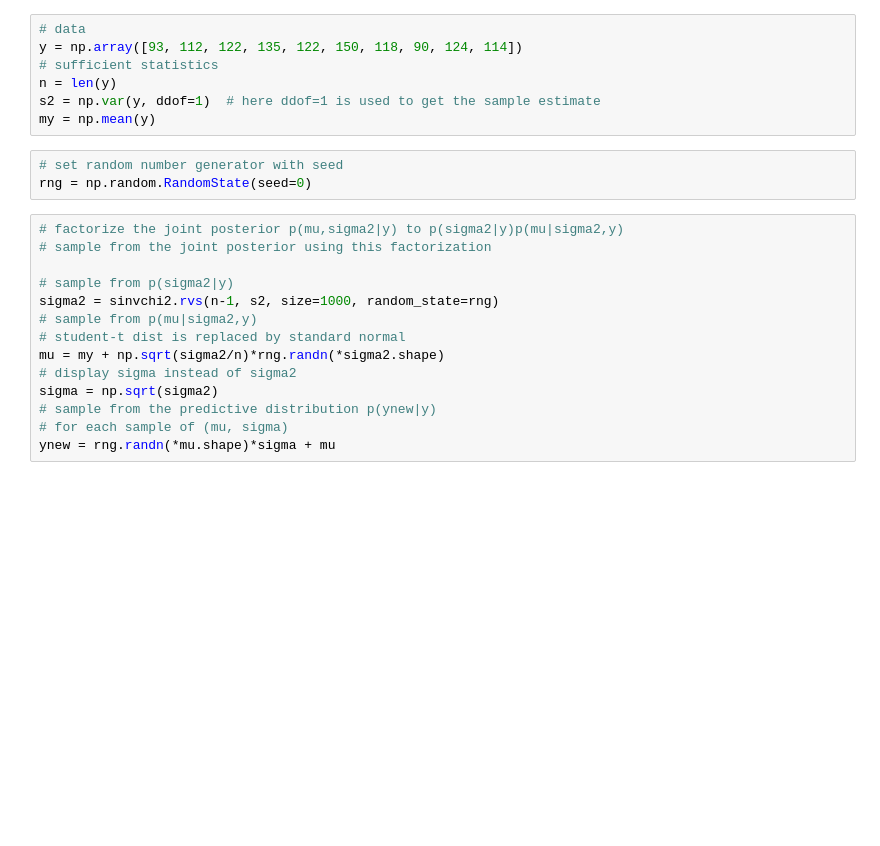
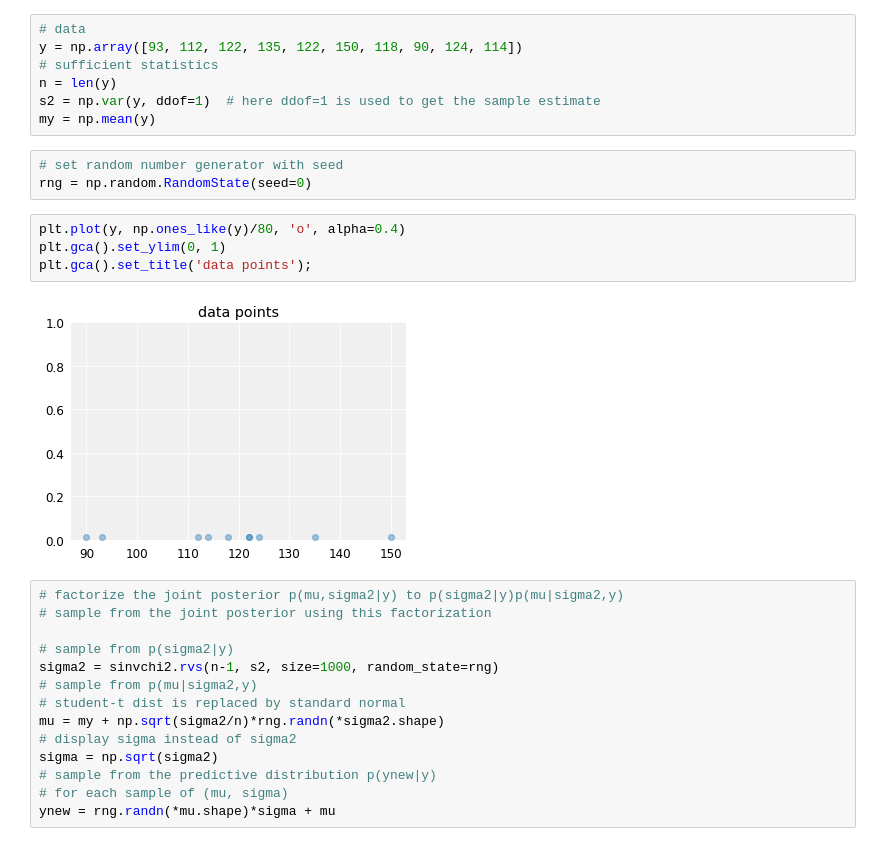
Before and after one commit to totucuong/bayes_data_analysis, a Jupyter notebook: bda/ch3_gelman_bda.ipynb, the cells around one changed output. Cells and saved outputs as stored; diff of their text form; blank space fills up the shorter version.

```diff
--- a/bda/ch3_gelman_bda.ipynb
+++ b/bda/ch3_gelman_bda.ipynb
@@ -61,6 +63,12 @@ my = np.mean(y)
 # %%
 # set random number generator with seed
 rng = np.random.RandomState(seed=0)
+# %%
+plt.plot(y, np.ones_like(y)/80, 'o', alpha=0.4)
+plt.gca().set_ylim(0, 1)
+plt.gca().set_title('data points');
+# %% [output]
+[figure, added]
 # %%
 # factorize the joint posterior p(mu,sigma2|y) to p(sigma2|y)p(mu|sigma2,y)
 # sample from the joint posterior using this factorization
```
Also changed, not shown: parts of 16 cells of this notebook, 4 other files.
